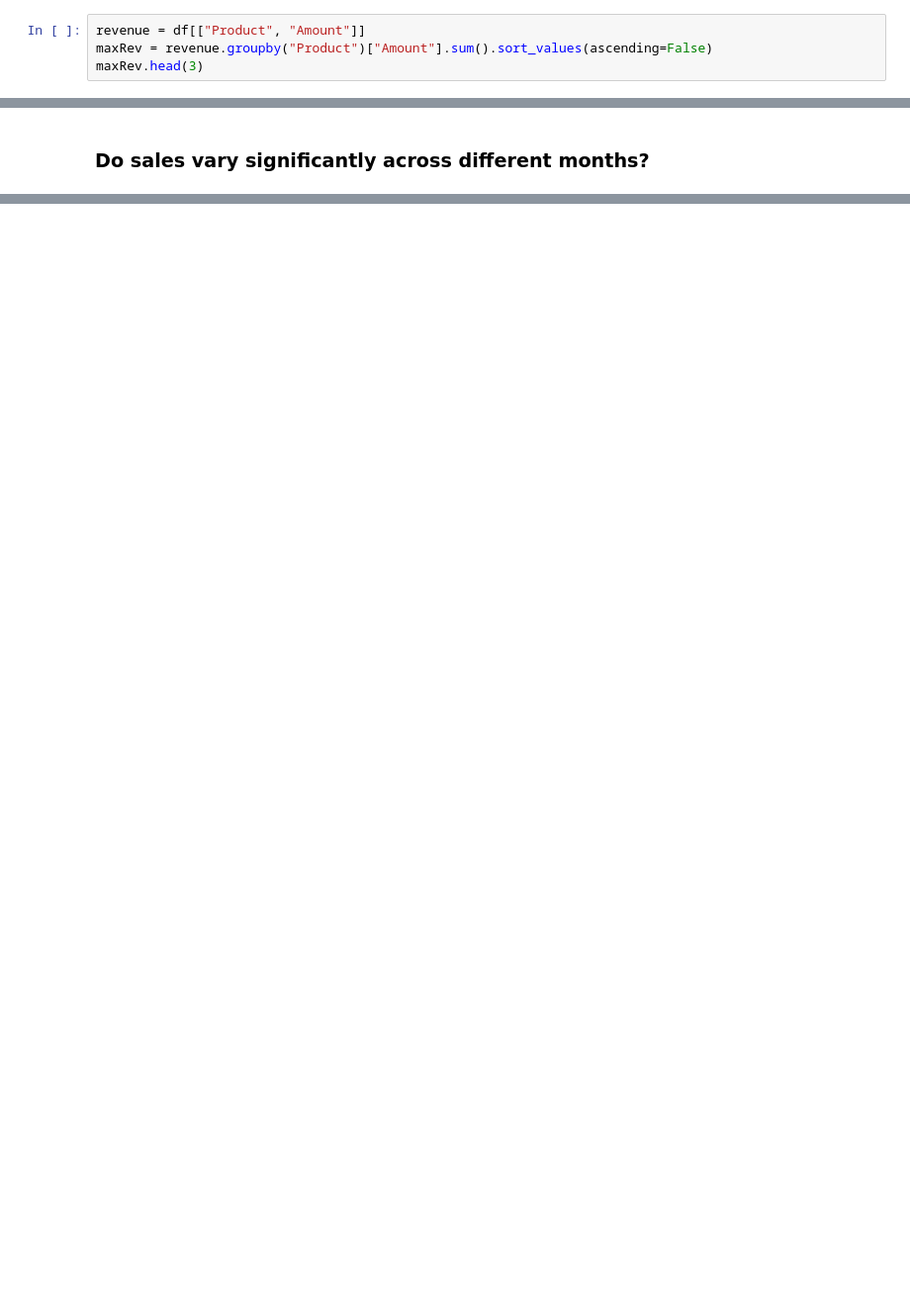
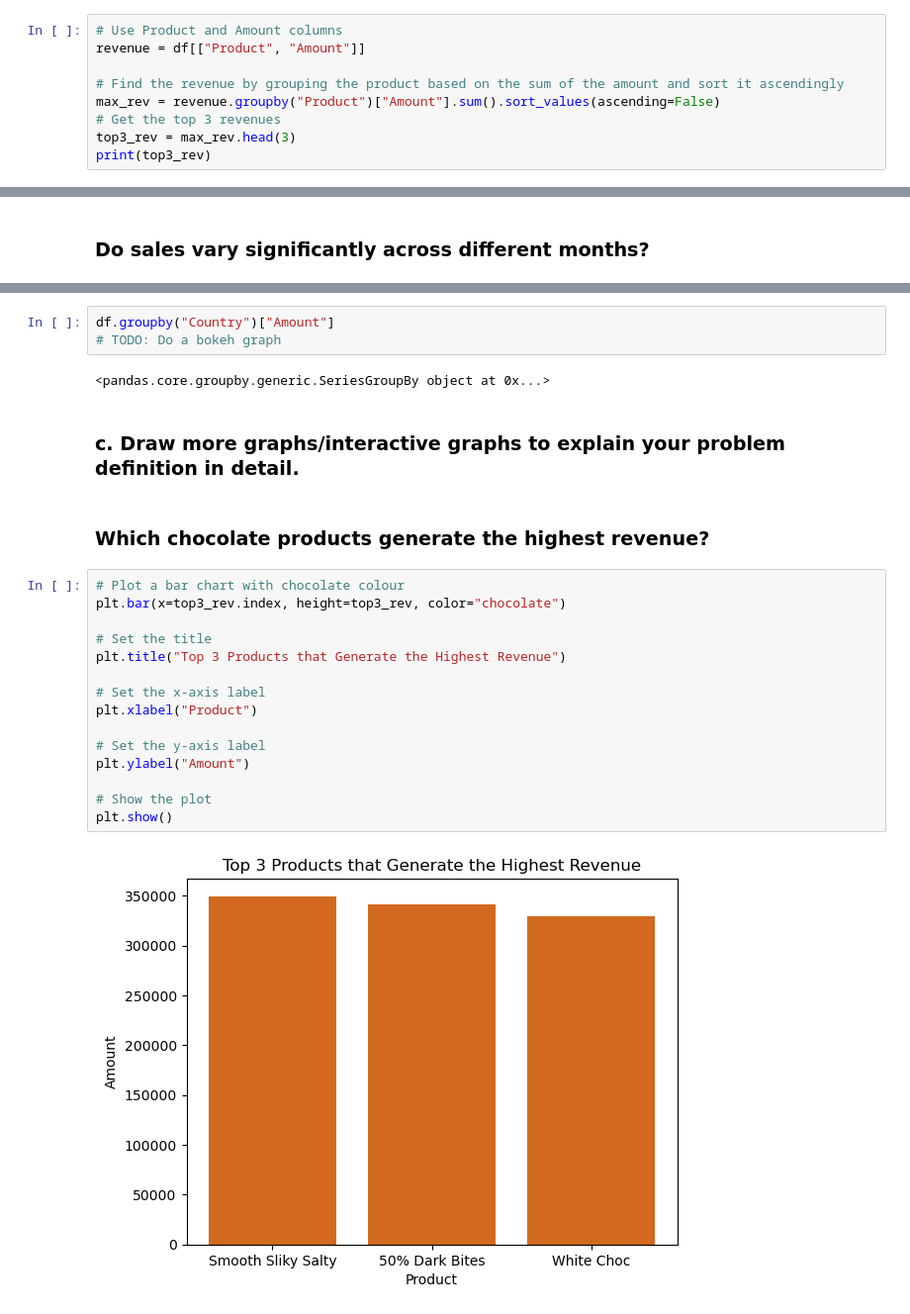
Before and after one commit to EzraChai/CPC152-Assignment, a Jupyter notebook: 03 Jupyter notebook.ipynb, the cells around one changed output, grey strips where cells are left out. Shown at 99% size. Drawn from its saved outputs; the diff is of its cells as text; blank space fills up the shorter version.

```diff
--- a/03 Jupyter notebook.ipynb
+++ b/03 Jupyter notebook.ipynb
@@ -152,9 +206,14 @@ Smooth Sliky Salty,50% Dark Bites and White Choc
 # %% [markdown]
 ### Which chocolate products generate the highest revenue?
 # %%
+# Use Product and Amount columns
 revenue = df[["Product", "Amount"]]
-maxRev = revenue.groupby("Product")["Amount"].sum().sort_values(ascending=False)
-maxRev.head(3)
+
+# Find the revenue by grouping the product based on the sum of the amount and sort it ascendingly
+max_rev = revenue.groupby("Product")["Amount"].sum().sort_values(ascending=False)
+# Get the top 3 revenues
+top3_rev = max_rev.head(3)
+print(top3_rev)
 # %% [output]
 Product
 Smooth Sliky Salty    349692
@@ -243,0 +334,26 @@ plt.show()
+# %%
+df.groupby("Country")["Amount"]
+# TODO: Do a bokeh graph
+# %% [output]
+<pandas.core.groupby.generic.SeriesGroupBy object at 0x...>
+# %% [markdown]
+### c. Draw more graphs/interactive graphs to explain your problem definition in detail.
+# %% [markdown]
+### Which chocolate products generate the highest revenue?
+# %%
+# Plot a bar chart with chocolate colour
+plt.bar(x=top3_rev.index, height=top3_rev, color="chocolate")
+
+# Set the title
+plt.title("Top 3 Products that Generate the Highest Revenue")
+
+# Set the x-axis label
+plt.xlabel("Product")
+
+# Set the y-axis label
+plt.ylabel("Amount")
+
+# Show the plot
+plt.show()
+# %% [output]
+[figure, added]
```
Also changed, not shown: parts of 58 cells of this notebook.
